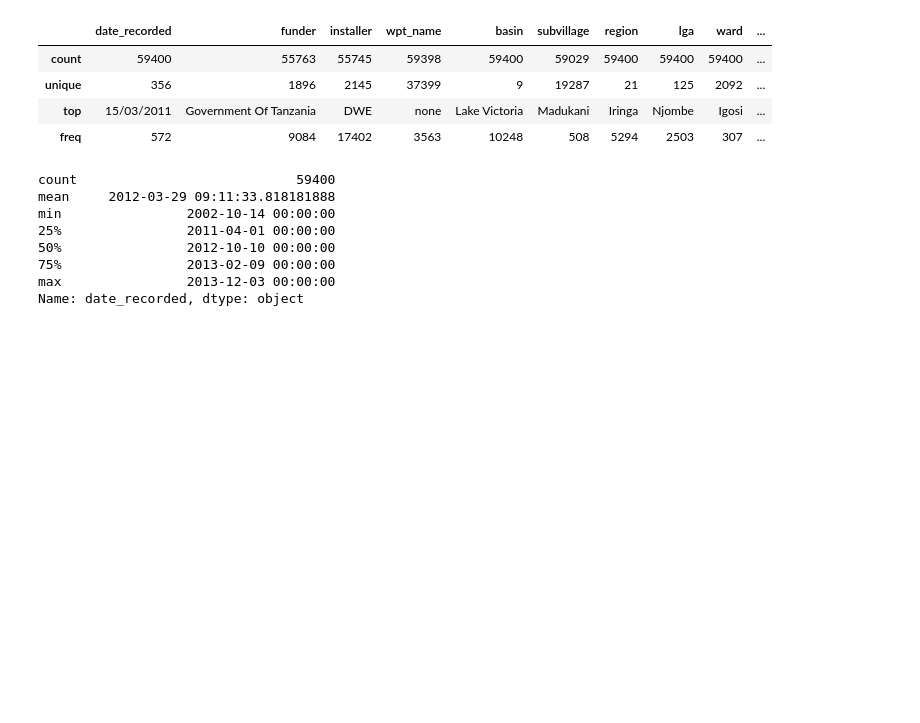
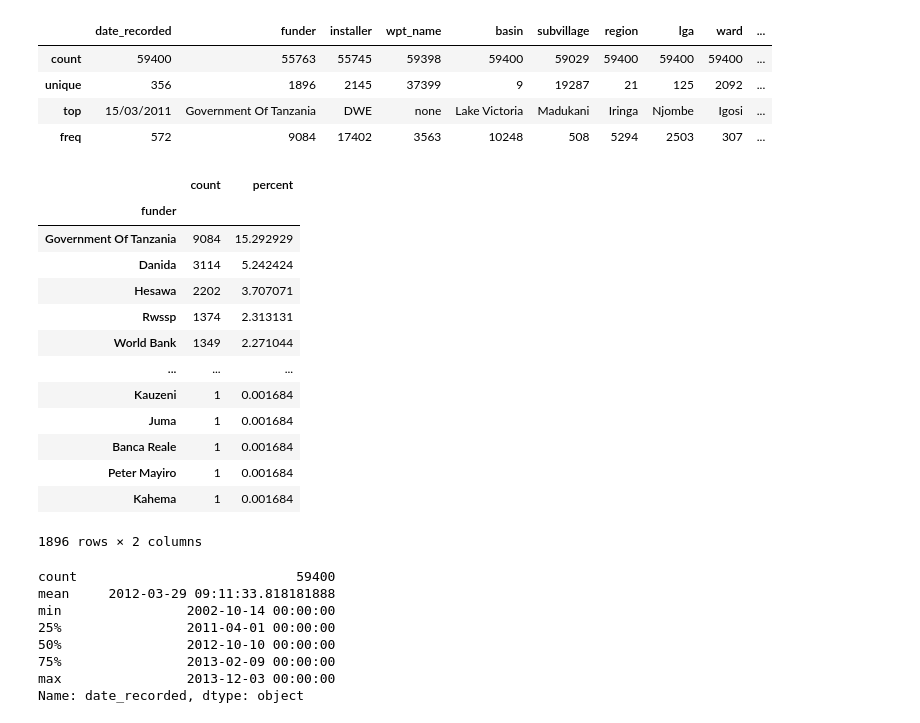
Before and after one commit to floranuta/Data_Circle, a Jupyter notebook: notebooks/EDA.ipynb, the cells around one changed output. Drawn from its saved outputs; the diff is of its cells as text; code cells hidden in the pictures; blank space fills up the shorter version.

Commit message:
feat: Ticket-1.1.3, Added detailed statistics for categorical data

```diff
--- a/notebooks/EDA.ipynb
+++ b/notebooks/EDA.ipynb
@@ -122,6 +122,28 @@ train_val.describe(include="object")
 | unique | 356 | 1896 | 2145 | 37399 | 9 | 19287 | 21 | 125 | 2092 | ... |
 | top | 15/03/2011 | Government Of Tanzania | DWE | none | Lake Victoria | Madukani | Iringa | Njombe | Igosi | ... |
 | freq | 572 | 9084 | 17402 | 3563 | 10248 | 508 | 5294 | 2503 | 307 | ... |
+# %%
+# check the ratio of each values in categorical data
+col_name = "funder"
+df = pd.DataFrame(train_val[col_name].value_counts().to_frame())
+df["percent"] = df["count"] / len(train_val[col_name]) * 100
+# df.where(df["percent"] > 1).dropna()
+df
+# %% [output]
+|  | count | percent |
+| funder |  |  |
+| Government Of Tanzania | 9084 | 15.292929 |
+| Danida | 3114 | 5.242424 |
+| Hesawa | 2202 | 3.707071 |
+| Rwssp | 1374 | 2.313131 |
+| World Bank | 1349 | 2.271044 |
+| ... | ... | ... |
+| Kauzeni | 1 | 0.001684 |
+| Juma | 1 | 0.001684 |
+| Banca Reale | 1 | 0.001684 |
+| Peter Mayiro | 1 | 0.001684 |
+| Kahema | 1 | 0.001684 |
+1896 rows × 2 columns
 # %%
 # convert data type of "date_recorded" into datetime object since we can't see the timeline with string
 
```
